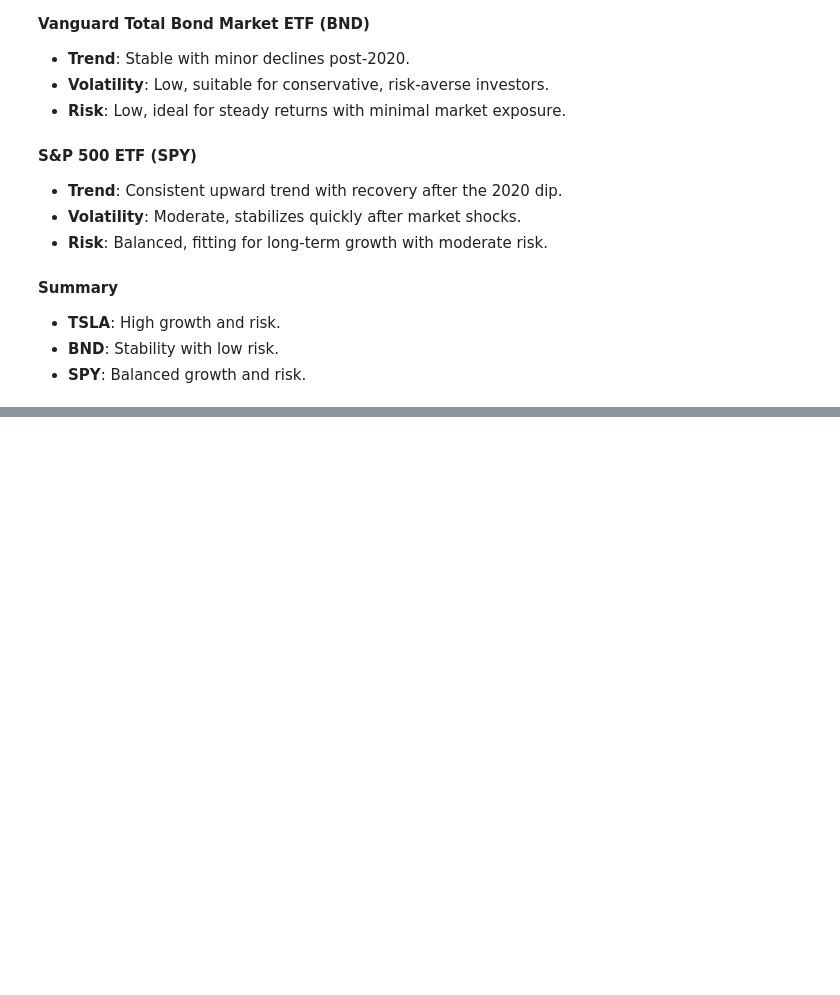
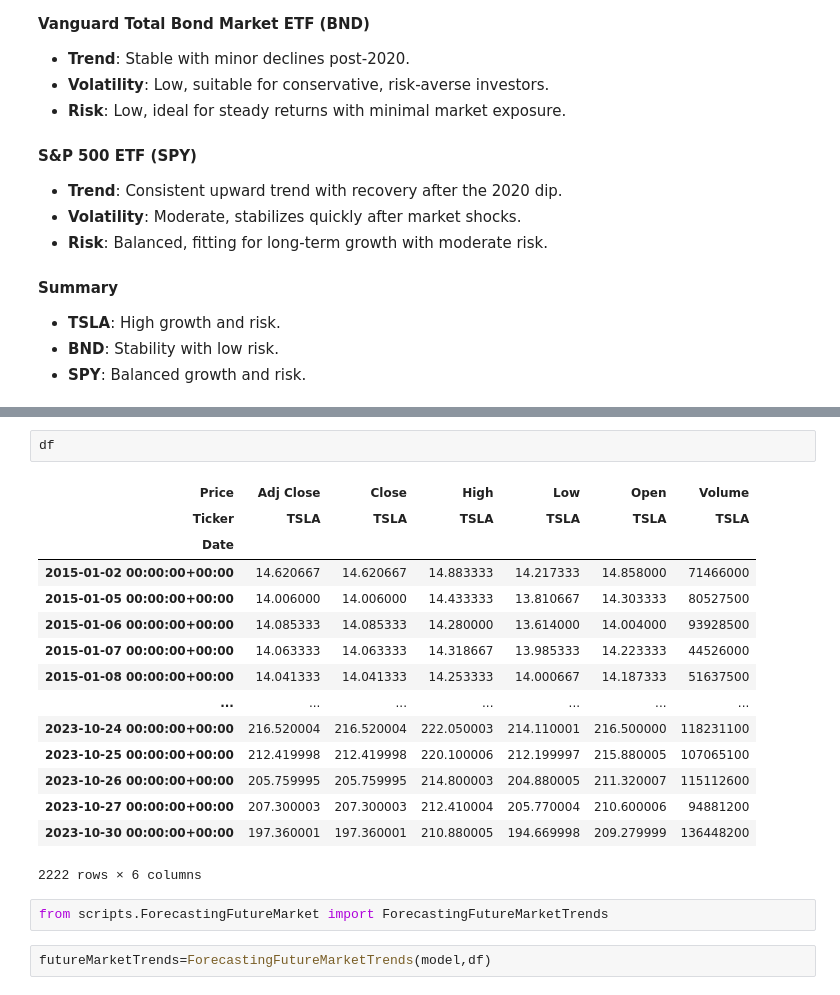
Before and after one commit to yerosan/portfolio-forecasting, a Jupyter notebook: notebooks/EDA.ipynb, the cells around one changed output, grey strips where cells are left out. Cells and saved outputs as stored; diff of their text form; blank space fills up the shorter version.

```diff
--- a/notebooks/EDA.ipynb
+++ b/notebooks/EDA.ipynb
@@ -116,0 +180,22 @@ explorer.decompose_time_series(cleaned_data)
+# %%
+df
+# %% [output]
+| Price | Adj Close | Close | High | Low | Open | Volume |
+| Ticker | TSLA | TSLA | TSLA | TSLA | TSLA | TSLA |
+| Date |  |  |  |  |  |  |
+| 2015-01-02 00:00:00+00:00 | 14.620667 | 14.620667 | 14.883333 | 14.217333 | 14.858000 | 71466000 |
+| 2015-01-05 00:00:00+00:00 | 14.006000 | 14.006000 | 14.433333 | 13.810667 | 14.303333 | 80527500 |
+| 2015-01-06 00:00:00+00:00 | 14.085333 | 14.085333 | 14.280000 | 13.614000 | 14.004000 | 93928500 |
+| 2015-01-07 00:00:00+00:00 | 14.063333 | 14.063333 | 14.318667 | 13.985333 | 14.223333 | 44526000 |
+| 2015-01-08 00:00:00+00:00 | 14.041333 | 14.041333 | 14.253333 | 14.000667 | 14.187333 | 51637500 |
+| ... | ... | ... | ... | ... | ... | ... |
+| 2023-10-24 00:00:00+00:00 | 216.520004 | 216.520004 | 222.050003 | 214.110001 | 216.500000 | 118231100 |
+| 2023-10-25 00:00:00+00:00 | 212.419998 | 212.419998 | 220.100006 | 212.199997 | 215.880005 | 107065100 |
+| 2023-10-26 00:00:00+00:00 | 205.759995 | 205.759995 | 214.800003 | 204.880005 | 211.320007 | 115112600 |
+| 2023-10-27 00:00:00+00:00 | 207.300003 | 207.300003 | 212.410004 | 205.770004 | 210.600006 | 94881200 |
+| 2023-10-30 00:00:00+00:00 | 197.360001 | 197.360001 | 210.880005 | 194.669998 | 209.279999 | 136448200 |
+2222 rows × 6 columns
+# %%
+from scripts.ForecastingFutureMarket import ForecastingFutureMarketTrends
+# %%
+futureMarketTrends=ForecastingFutureMarketTrends(model,df)
```
Also changed, not shown: parts of 9 cells of this notebook, 3 other files.
